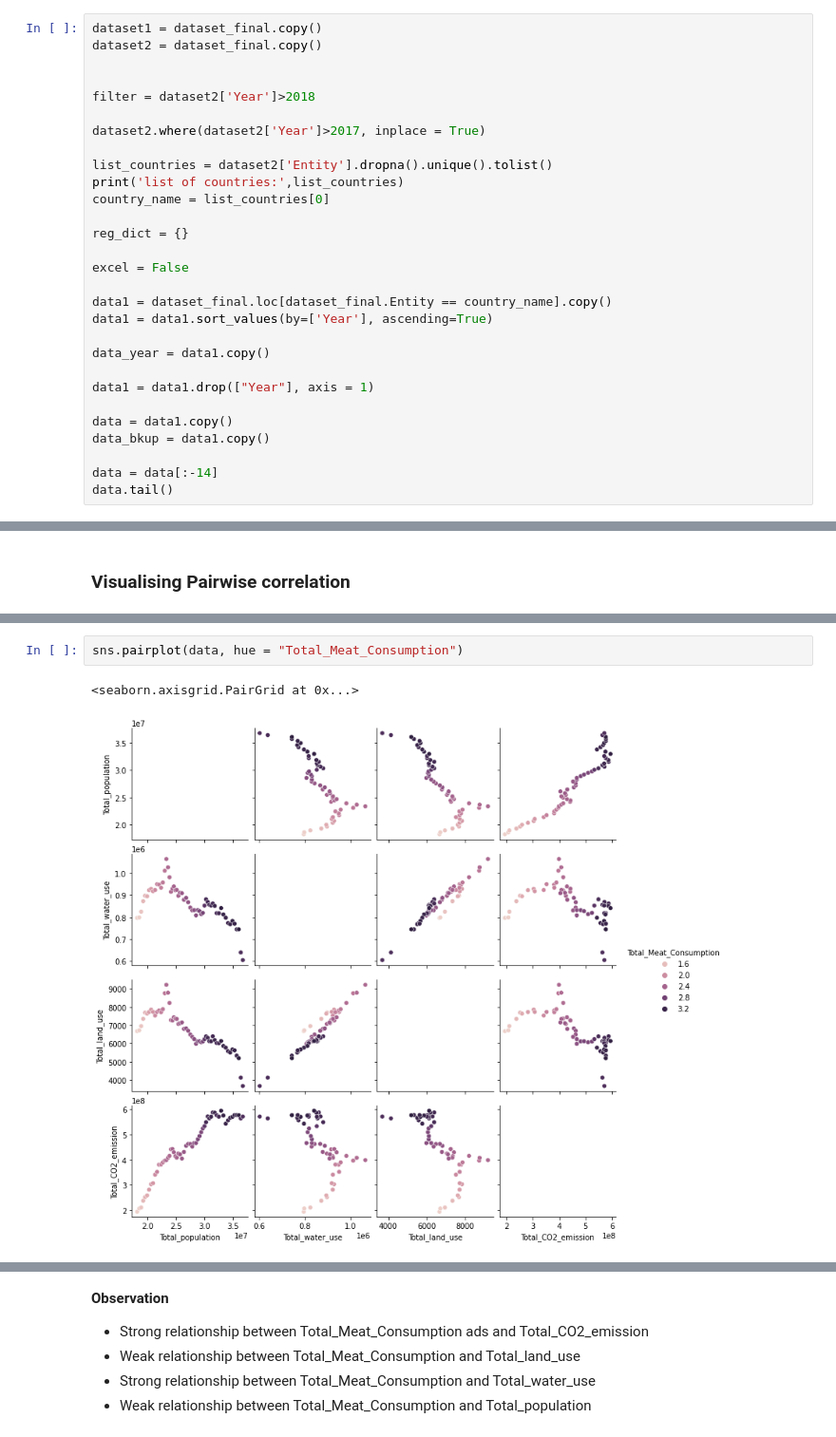
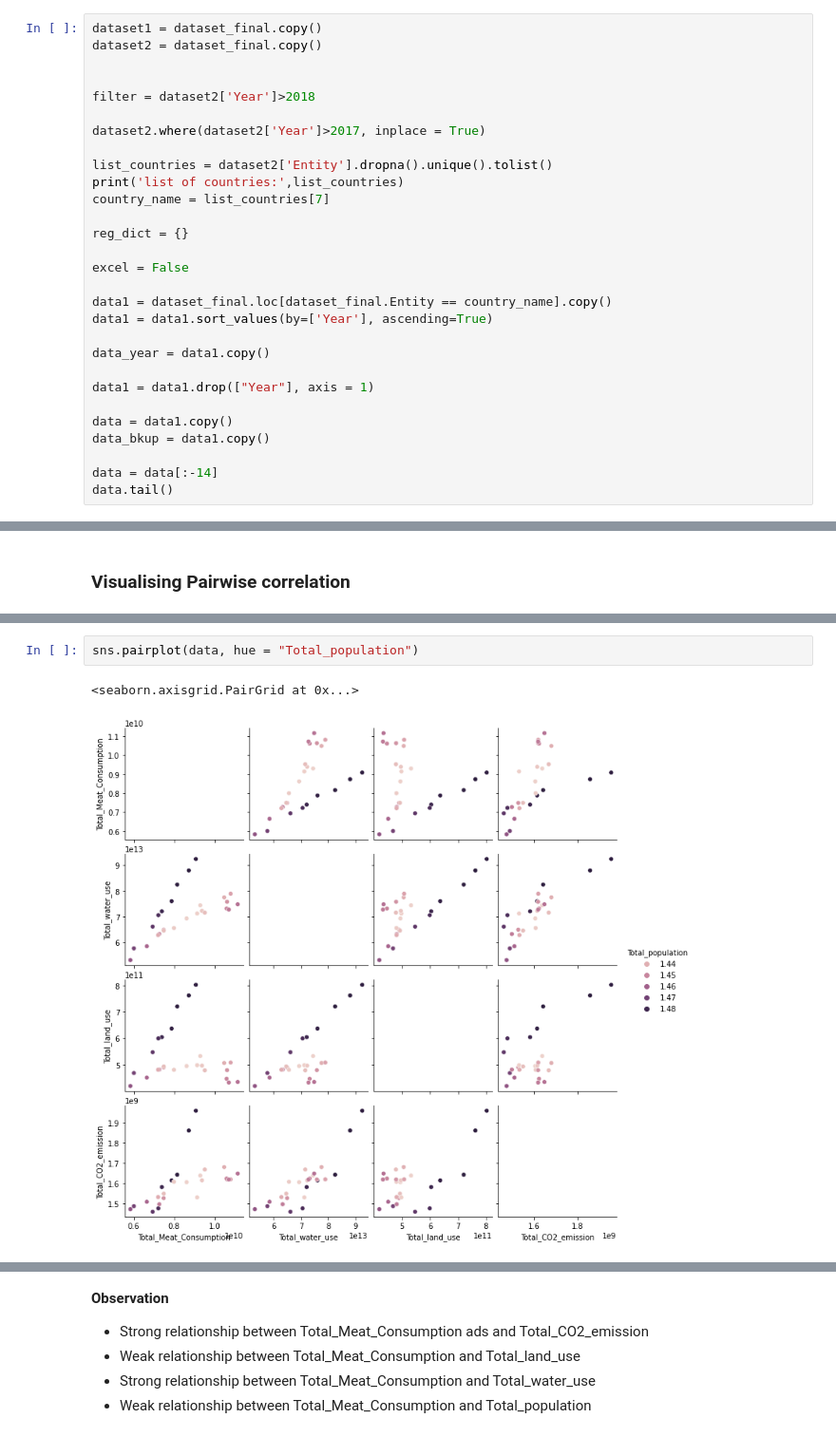
Before and after one commit to saraswathykrk/meat_data, a Jupyter notebook: code_files/Output_Forecast_Regression.ipynb, the cells around one changed output, grey strips where cells are left out. Shown at 95% size. Drawn from its saved outputs; the diff is of its cells as text.

```diff
--- a/code_files/Output_Forecast_Regression.ipynb
+++ b/code_files/Output_Forecast_Regression.ipynb
@@ -87,7 +87,7 @@ dataset2.where(dataset2['Year']>2017, inplace = True)
 
 list_countries = dataset2['Entity'].dropna().unique().tolist()
 print('list of countries:',list_countries)
-country_name = list_countries[0]
+country_name = list_countries[7]
 
 reg_dict = {}
 
@@ -215,6 +215,6 @@ sns.pairplot(data, height = 2, aspect = 1.5)
 # %%
-sns.pairplot(data, hue = "Total_Meat_Consumption")
+sns.pairplot(data, hue = "Total_population")
 # %% [output]
 <seaborn.axisgrid.PairGrid at 0x...>
-[figure, old version]
+[figure, new version]
 # %%
```
Also changed, not shown: parts of 80 cells of this notebook.
